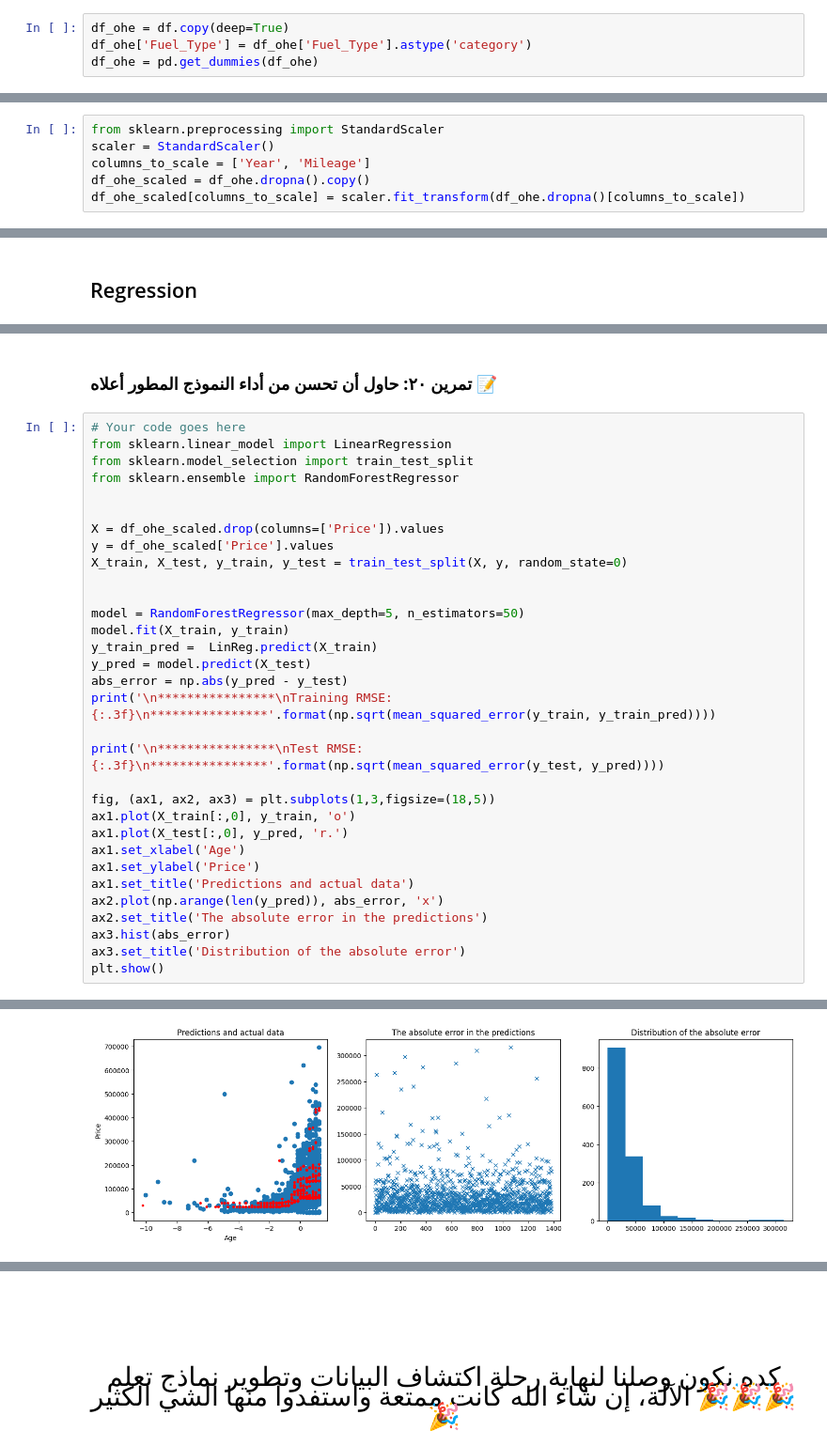
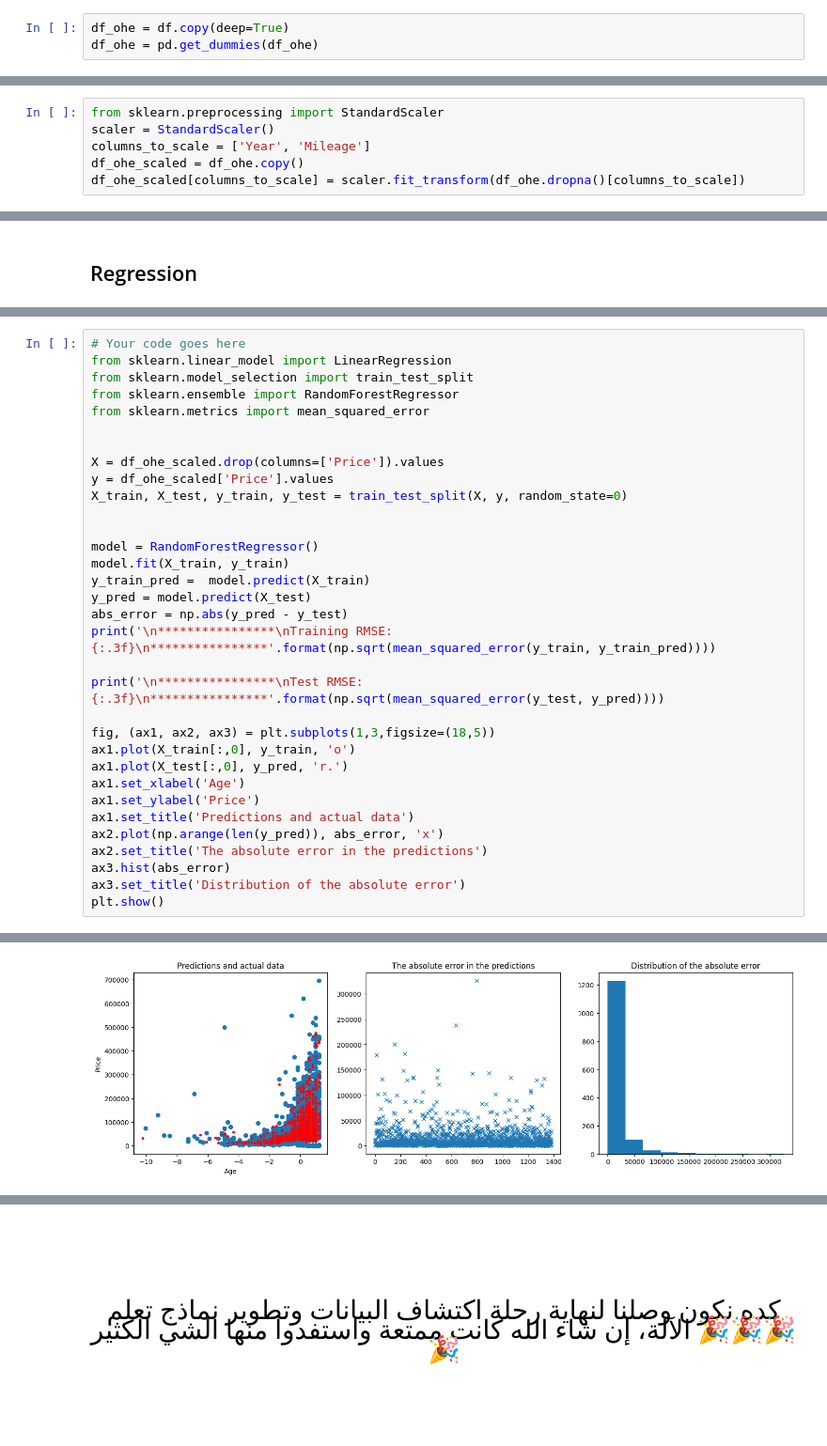
Before and after one commit to halsawadi/thakaa-ml-zero2hero, a Jupyter notebook: EDAAndMLBasicsThakaaBootcamp_Solutions.ipynb, the cells around one changed output, grey strips where cells are left out. Shown: that part at 94% size. Cells and saved outputs as stored; diff of their text form; blank space fills up the shorter version.

Commit message:
fix model

```diff
--- a/EDAAndMLBasicsThakaaBootcamp_Solutions.ipynb
+++ b/EDAAndMLBasicsThakaaBootcamp_Solutions.ipynb
@@ -661,7 +658,6 @@ Until now we have not encoded the feature FuelType, but before we can use this f
 Running the next cell will store an encoded version of the dataset in a new dataframe called `df_ohe`.
 # %%
 df_ohe = df.copy(deep=True)
-df_ohe['Fuel_Type'] = df_ohe['Fuel_Type'].astype('category')
 df_ohe = pd.get_dummies(df_ohe)
 # %% [markdown]
 <h3 style="text-align: left;"><b>تمرين ١٩:</b> اطبع أول خمسة عشر صف من البيانات بعد ترميزها 📝</h3>
@@ -693,7 +689,7 @@ The code below makes a new dataframe called `df_ohe_scaled`
 from sklearn.preprocessing import StandardScaler
 scaler = StandardScaler()
 columns_to_scale = ['Year', 'Mileage']
-df_ohe_scaled = df_ohe.dropna().copy()
+df_ohe_scaled = df_ohe.copy()
 df_ohe_scaled[columns_to_scale] = scaler.fit_transform(df_ohe.dropna()[columns_to_scale])
 # %% [markdown]
 <h3 style="text-align: left;"><b>تمرين ٢٠:</b> اطبع أول خمسة عشر صف من البيانات بعد تسويتها 📝</h3>
@@ -772,10 +725,9 @@ Test RMSE: 519901492096495.625
-# %% [markdown]
-<h3 style="text-align: left;"><b>تمرين ٢٠:</b> حاول أن تحسن من أداء النموذج المطور أعلاه 📝</h3>
 # %%
 # Your code goes here
 from sklearn.linear_model import LinearRegression
 from sklearn.model_selection import train_test_split
 from sklearn.ensemble import RandomForestRegressor
+from sklearn.metrics import mean_squared_error
 
 
 X = df_ohe_scaled.drop(columns=['Price']).values
@@ -783,9 +735,9 @@ y = df_ohe_scaled['Price'].values
 X_train, X_test, y_train, y_test = train_test_split(X, y, random_state=0)
 
 
-model = RandomForestRegressor(max_depth=5, n_estimators=50)
+model = RandomForestRegressor()
 model.fit(X_train, y_train)
-y_train_pred =  LinReg.predict(X_train)
+y_train_pred =  model.predict(X_train)
 y_pred = model.predict(X_test)
 abs_error = np.abs(y_pred - y_test)
 print('\n****************\nTraining RMSE: {:.3f}\n****************'.format(np.sqrt(mean_squared_error(y_train, y_train_pred))))
@@ -813,5 +765,5 @@ Test RMSE: 47068.187
 ****************
-[figure, old version]
+[figure, new version]
 # %% [markdown]
 ### Classification
 
```
Also changed, not shown: parts of 14 cells of this notebook.
